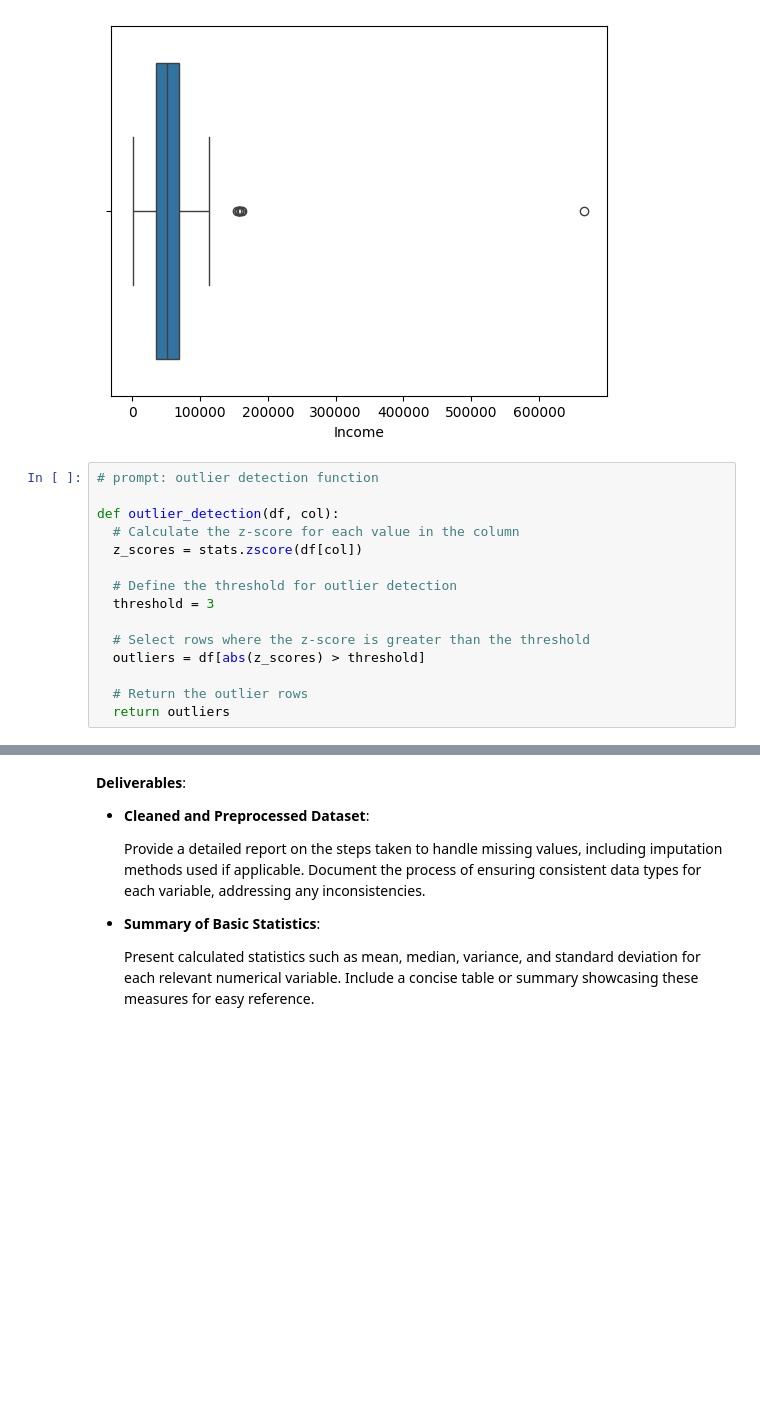
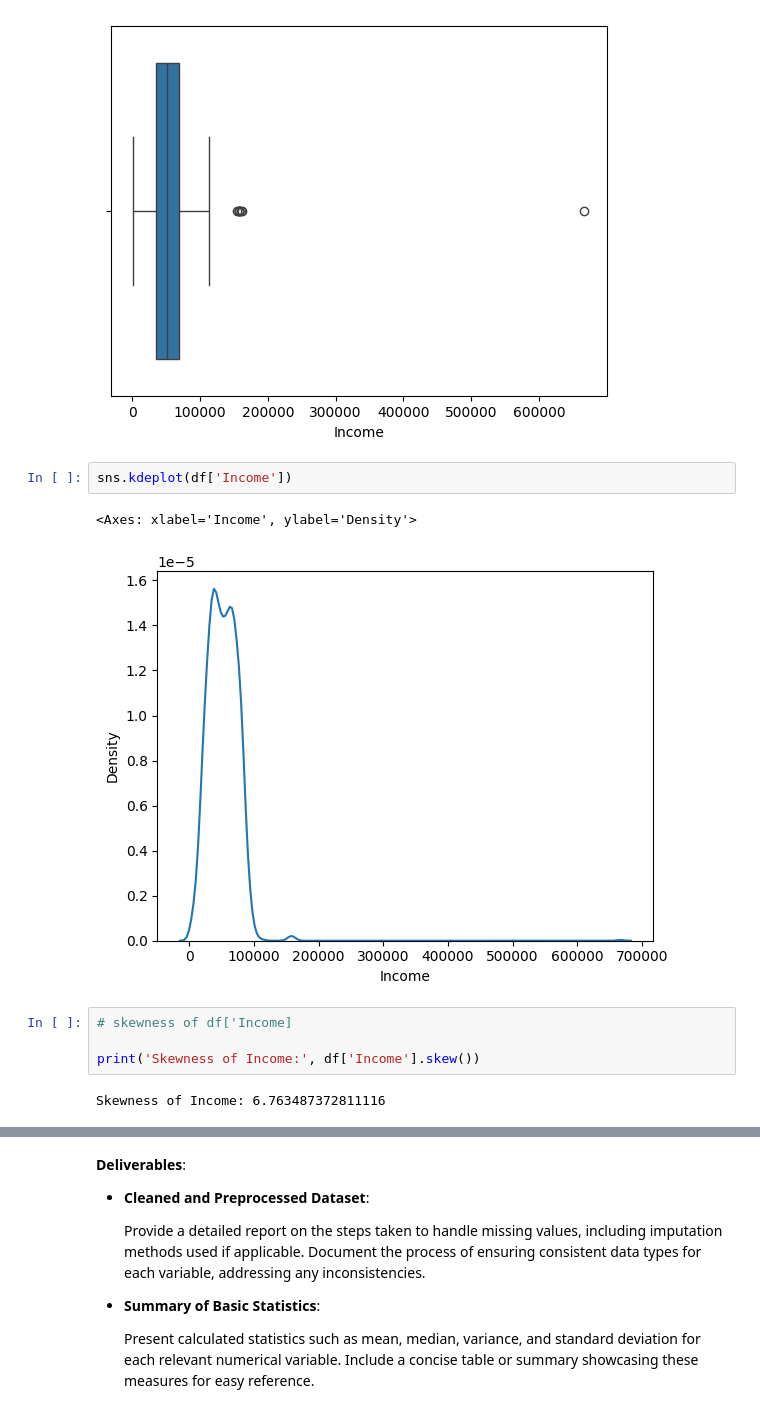
Before and after one commit to Nischay-verma/Almabetter-Applied_statistics_mid, a Jupyter notebook: Applied_Statistics_Project.ipynb, the cells around one changed output, grey strips where cells are left out. Cells and saved outputs as stored; diff of their text form; blank space fills up the shorter version.

```diff
--- a/Applied_Statistics_Project.ipynb
+++ b/Applied_Statistics_Project.ipynb
@@ -243,18 +243,14 @@ sns.boxplot(x=df['Income'])
 # %% [output]
 <Axes: xlabel='Income'>
 [figure]
-# %%
-# prompt: outlier detection function
-
-def outlier_detection(df, col):
-  # Calculate the z-score for each value in the column
-  z_scores = stats.zscore(df[col])
-
-  # Define the threshold for outlier detection
-  threshold = 3
-
-  # Select rows where the z-score is greater than the threshold
-  outliers = df[abs(z_scores) > threshold]
-
-  # Return the outlier rows
-  return outliers
+# %%
+sns.kdeplot(df['Income'])
+# %% [output]
+<Axes: xlabel='Income', ylabel='Density'>
+[figure, added]
+# %%
+# skewness of df['Income]
+
+print('Skewness of Income:', df['Income'].skew())
+# %% [output]
+Skewness of Income: 6.763487372811116
```
Also changed, not shown: parts of 31 cells of this notebook.
